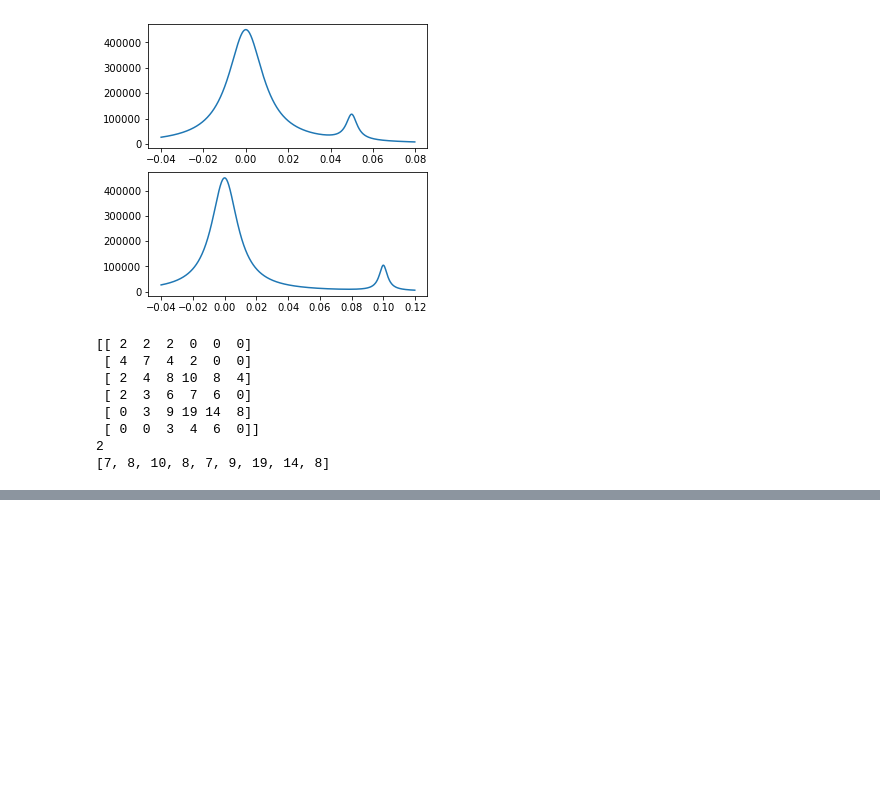
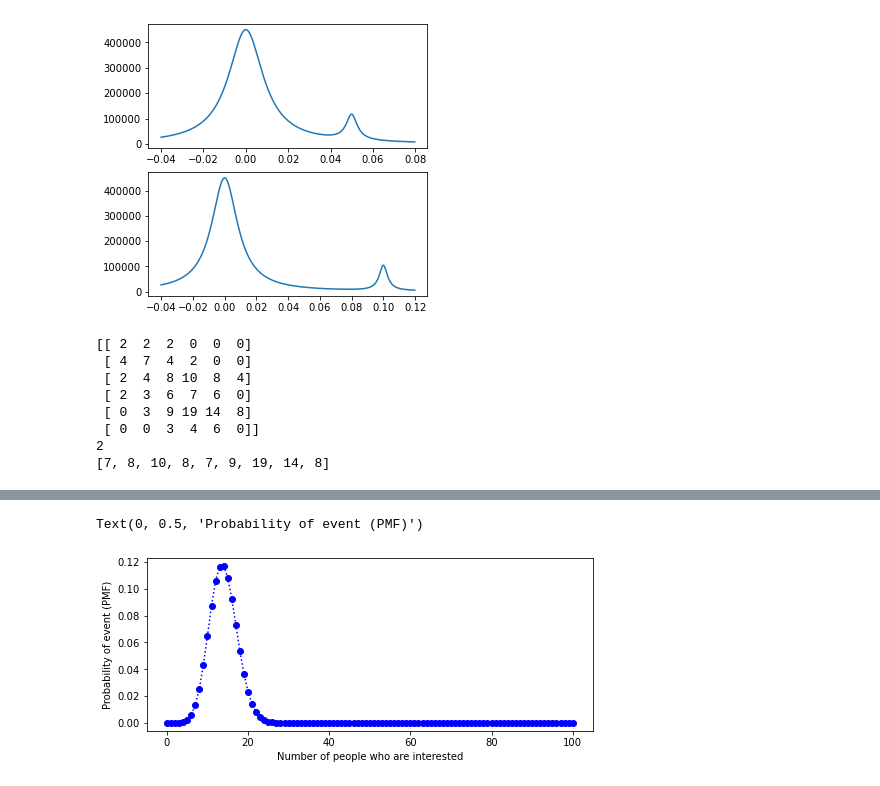
Before and after one commit to Unilmalas/TextAI, a Jupyter notebook: snippets 42.ipynb, the cells around one changed output, grey strips where cells are left out. Saved outputs shown, nothing was run; the diff lists cells and outputs as text; code cells hidden in the pictures; blank space fills up the shorter version.

```diff
--- a/snippets 42.ipynb
+++ b/snippets 42.ipynb
@@ -269,0 +347,20 @@ print([grad[hrxy[0][i], hrxy[1][i]] for i in range(len(hrxy[0]))])
+# %%
+# https://stackoverflow.com/questions/65539855/using-recursion-to-find-derivative-of-a-function-three-point-endpoint-formula
+import math
+
+formula = input('Input the formula here : ')
+n = int(input('Input the degree of derivative here: '))
+
+def f(formula, x):
+    return eval(formula, globals(), {'x': x}) # use global and local scope
+
+x0 = float(input('Input the approximation of x here : ')) # no error handling here - TODO
+h = float(input('Input the stepsize h here : '))
+
+def TPEP(x, h, n, formula): # Three Point End Point
+    if n <= 1: # need to check for iteration stop: the grade of derivatives
+        return (1/(2*h))*(-3*f(formula, x)+4*f(formula, x+h)-f(formula, x+2*h))
+    return (1/(2*h))*(-3*TPEP(x,h,n-1,formula)+4*TPEP(x+h,h,n-1,formula)-TPEP(x+2*h,h,n-1,formula)) # error-term omitted
+
+print('Derivative of f in x0 = {0} is : '.format(x0))
+print("f'({0}) = {1:.7f} (Three Point Endpoint)".format(x0, TPEP(x0, h, n, formula)))
@@ -269,0 +626,24 @@ print([grad[hrxy[0][i], hrxy[1][i]] for i in range(len(hrxy[0]))])
+# %%
+
+# Hypergeometric Distribution code adapted from https://docs.scipy.org/doc/scipy/reference/generated/scipy.stats.hypergeom.html
+
+import numpy as np
+from scipy.stats import hypergeom, norm
+import matplotlib.pyplot as plt
+
+# (N, K, n) The hypergeometric distribution models drawing objects from a bin. N is the total number of objects, K is total number of Type I objects. The random variate represents the number of Type I objects in n drawn without replacement from the total population.
+[N, K, n] = [2000, 278, 500]
+[N, K, n] = [2000, 278, 100]
+rv1 = hypergeom(N, K, n)
+x = np.arange(0, n+1)
+pmf1 = rv1.pmf(x)
+
+xlabel="Number of people who are interested"; ylabel="Probability of event (PMF)"
+fig = plt.figure(figsize=(8,7))
+ax1 = fig.add_subplot(211)
+ax1.plot(x, pmf1, 'bo:', aa=True)
+#ax1.vlines(x, 0, pmf1, lw=2);
+ax1.set_xlabel(xlabel); ax1.set_ylabel(ylabel)
+# %% [output]
+Text(0, 0.5, 'Probability of event (PMF)')
+[figure, added]
```
Also changed, not shown: parts of 20 cells of this notebook.
